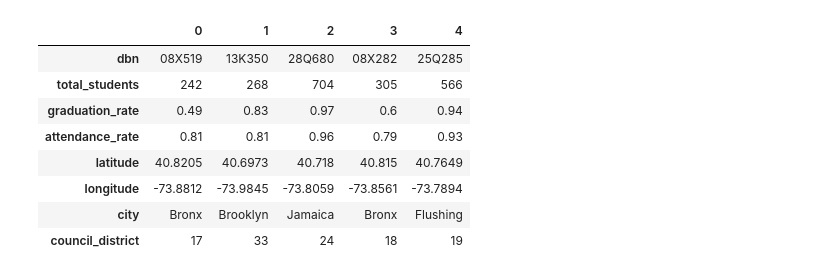
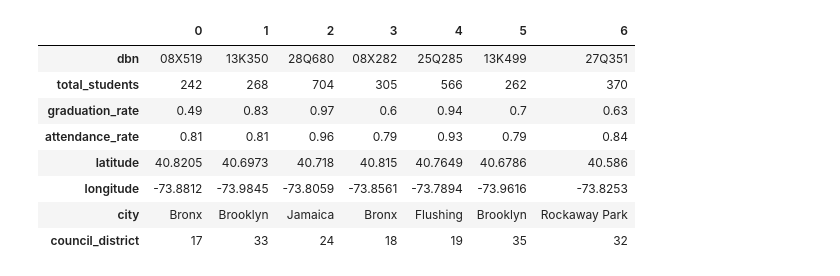
Before and after one commit to OlgaBelitskaya/data_kitchen, a Jupyter notebook: h5py-data-kitchen-5.ipynb, the cells around one changed output. Cells and saved outputs as stored; diff of their text form; code cells hidden in the pictures.

```diff
--- a/h5py-data-kitchen-5.ipynb
+++ b/h5py-data-kitchen-5.ipynb
@@ -117,21 +117,21 @@ dhtml('Data from External JSON Sources')
 # %%
 url='https://data.cityofnewyork.us/resource/'+\
     'h7rb-945c.json'
 file_name='school_explorer.h5'
 school_explorer=pd.read_json(url)
 fl=['dbn','total_students','graduation_rate','attendance_rate',
     'latitude','longitude','city','council_district']
 school_explorer=school_explorer[fl]\
 .dropna().astype({'council_district':'int'})
-school_explorer.head(5).T
+school_explorer.head(7).T
 # %% [output]
-|  | 0 | 1 | 2 | 3 | 4 |
-| dbn | 08X519 | 13K350 | 28Q680 | 08X282 | 25Q285 |
-| total_students | 242 | 268 | 704 | 305 | 566 |
-| graduation_rate | 0.49 | 0.83 | 0.97 | 0.6 | 0.94 |
-| attendance_rate | 0.81 | 0.81 | 0.96 | 0.79 | 0.93 |
-| latitude | 40.8205 | 40.6973 | 40.718 | 40.815 | 40.7649 |
-| longitude | -73.8812 | -73.9845 | -73.8059 | -73.8561 | -73.7894 |
-| city | Bronx | Brooklyn | Jamaica | Bronx | Flushing |
-| council_district | 17 | 33 | 24 | 18 | 19 |
+|  | 0 | 1 | 2 | 3 | 4 | 5 | 6 |
+| dbn | 08X519 | 13K350 | 28Q680 | 08X282 | 25Q285 | 13K499 | 27Q351 |
+| total_students | 242 | 268 | 704 | 305 | 566 | 262 | 370 |
+| graduation_rate | 0.49 | 0.83 | 0.97 | 0.6 | 0.94 | 0.7 | 0.63 |
+| attendance_rate | 0.81 | 0.81 | 0.96 | 0.79 | 0.93 | 0.79 | 0.84 |
+| latitude | 40.8205 | 40.6973 | 40.718 | 40.815 | 40.7649 | 40.6786 | 40.586 |
+| longitude | -73.8812 | -73.9845 | -73.8059 | -73.8561 | -73.7894 | -73.9616 | -73.8253 |
+| city | Bronx | Brooklyn | Jamaica | Bronx | Flushing | Brooklyn | Rockaway Park |
+| council_district | 17 | 33 | 24 | 18 | 19 | 35 | 32 |
 # %%
```
Also changed, not shown: parts of 8 cells of this notebook, 1 other file.
